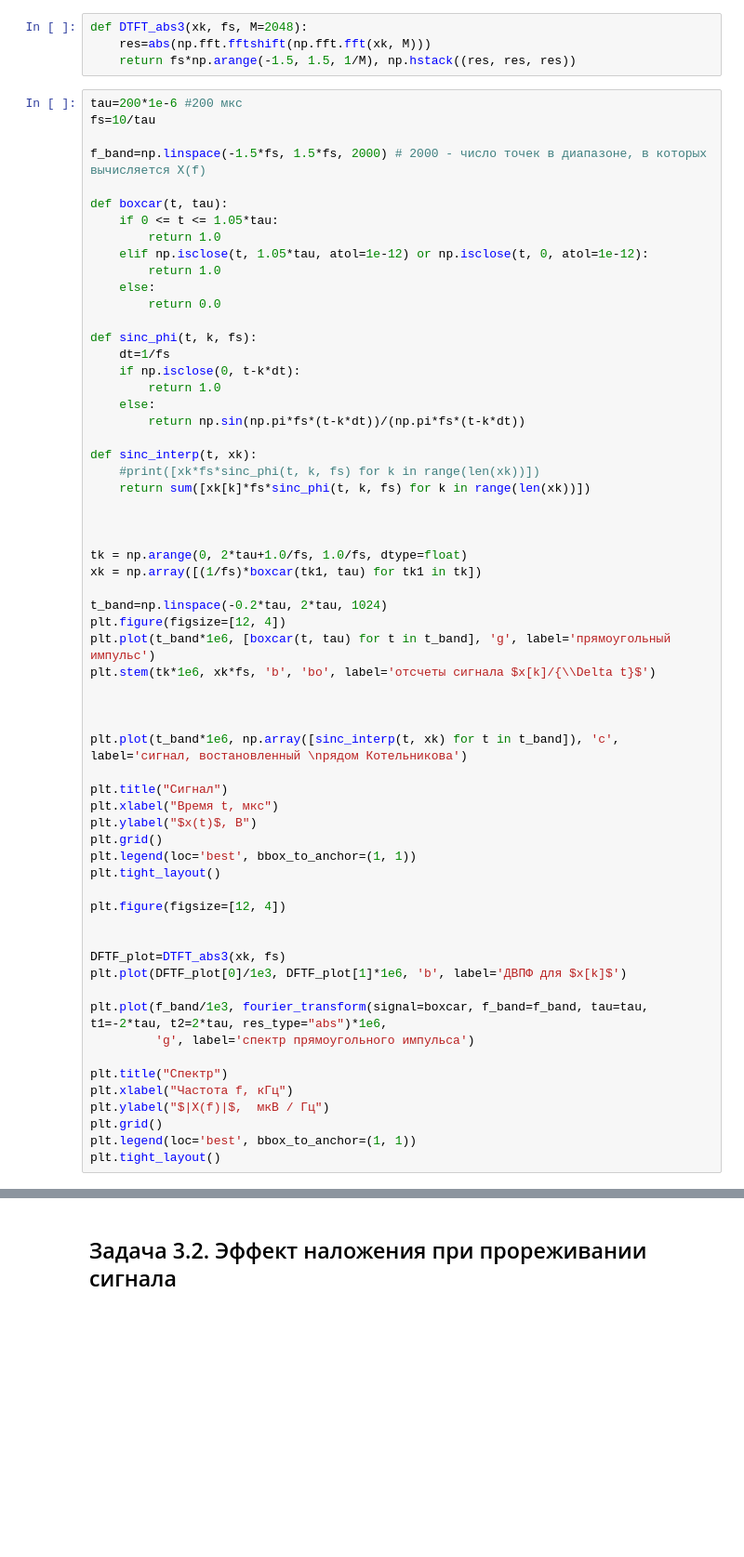
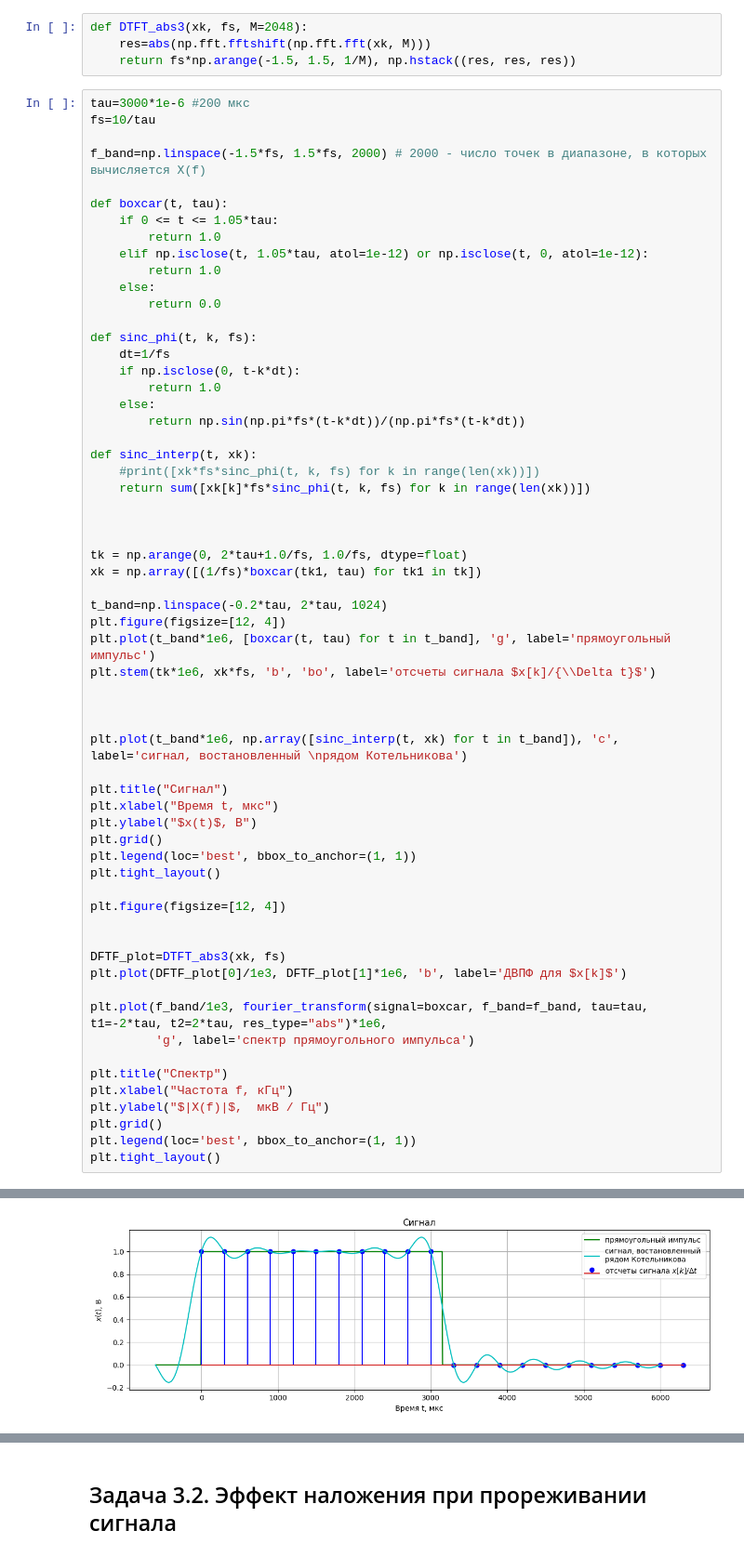
Before and after one commit to Zararest/Labs, a Jupyter notebook: RT_1/from email/Lab1_task.ipynb, the cells around one changed output, grey strips where cells are left out. Shown at 93% size. Drawn from its saved outputs; the diff is of its cells as text; blank space fills up the shorter version.

```diff
--- a/RT_1/from email/Lab1_task.ipynb
+++ b/RT_1/from email/Lab1_task.ipynb
@@ -656,7 +666,7 @@ def DTFT_abs3(xk, fs, M=2048):
     res=abs(np.fft.fftshift(np.fft.fft(xk, M)))
     return fs*np.arange(-1.5, 1.5, 1/M), np.hstack((res, res, res))
 # %%
-tau=200*1e-6 #200 мкс
+tau=3000*1e-6 #200 мкс
 fs=10/tau
 
 f_band=np.linspace(-1.5*fs, 1.5*fs, 2000) # 2000 - число точек в диапазоне, в которых вычисляется X(f)
@@ -720,0 +730 @@ SyntaxError: cannot assign to operator (1126125620.py, line 1)
+[figure, added]
```
Also changed, not shown: parts of 6 cells of this notebook.
